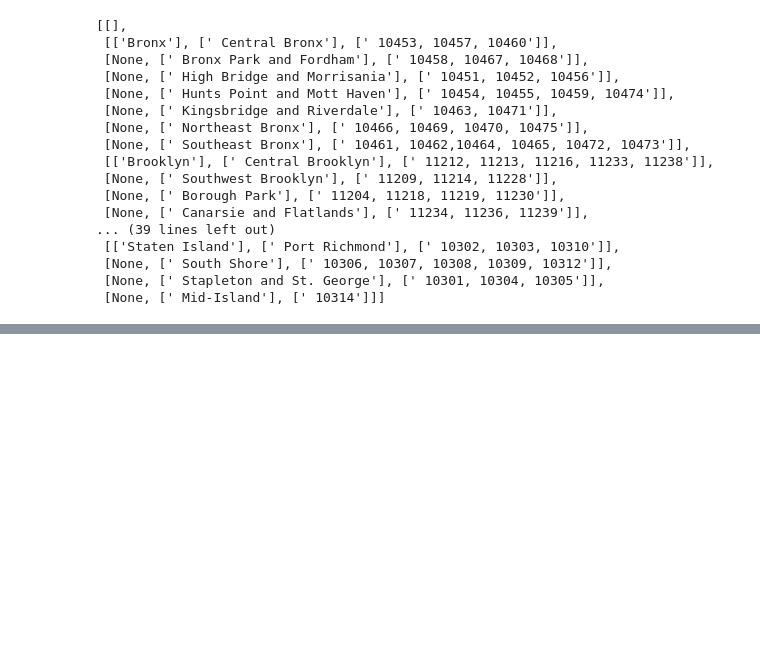
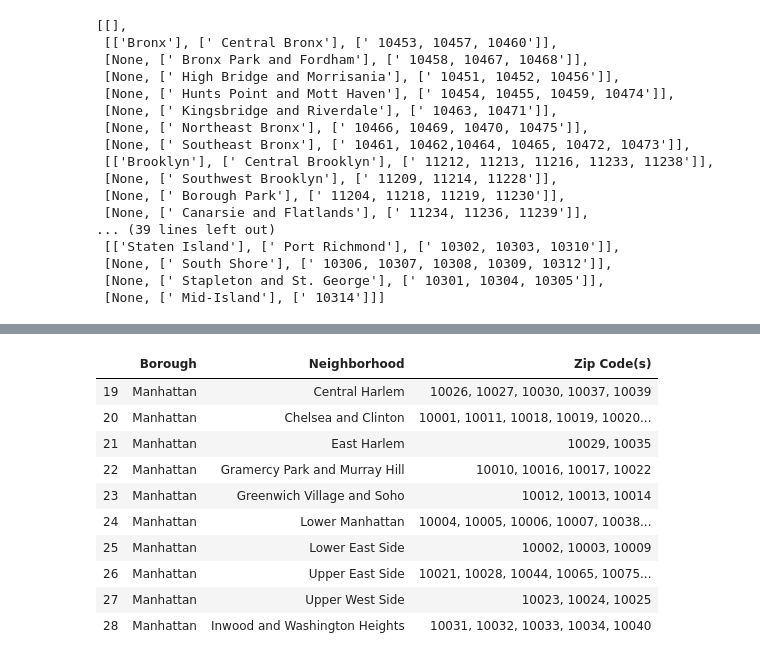
Before and after one commit to triolinho/stats_project, a Jupyter notebook: project_nb.ipynb, the cells around one changed output, grey strips where cells are left out. Cells and saved outputs as stored; diff of their text form; code cells hidden in the pictures; blank space fills up the shorter version.

```diff
--- a/project_nb.ipynb
+++ b/project_nb.ipynb
@@ -385,0 +402,15 @@ TypeError: 'str' object does not support item assignment
+# %%
+zipdf = zipdf[zipdf['Borough'] == 'Manhattan']
+zipdf
+# %% [output]
+|  | Borough | Neighborhood | Zip Code(s) |
+| 19 | Manhattan | Central Harlem | 10026, 10027, 10030, 10037, 10039 |
+| 20 | Manhattan | Chelsea and Clinton | 10001, 10011, 10018, 10019, 10020... |
+| 21 | Manhattan | East Harlem | 10029, 10035 |
+| 22 | Manhattan | Gramercy Park and Murray Hill | 10010, 10016, 10017, 10022 |
+| 23 | Manhattan | Greenwich Village and Soho | 10012, 10013, 10014 |
+| 24 | Manhattan | Lower Manhattan | 10004, 10005, 10006, 10007, 10038... |
+| 25 | Manhattan | Lower East Side | 10002, 10003, 10009 |
+| 26 | Manhattan | Upper East Side | 10021, 10028, 10044, 10065, 10075... |
+| 27 | Manhattan | Upper West Side | 10023, 10024, 10025 |
+| 28 | Manhattan | Inwood and Washington Heights | 10031, 10032, 10033, 10034, 10040 |
```
Also changed, not shown: parts of 3 cells of this notebook, 4 other files.
